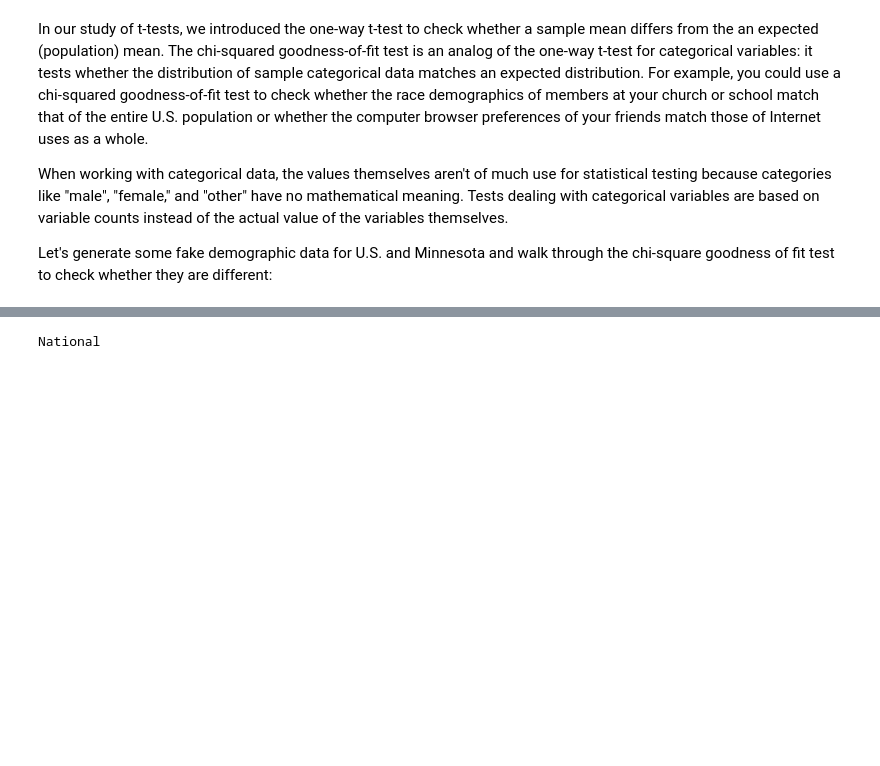
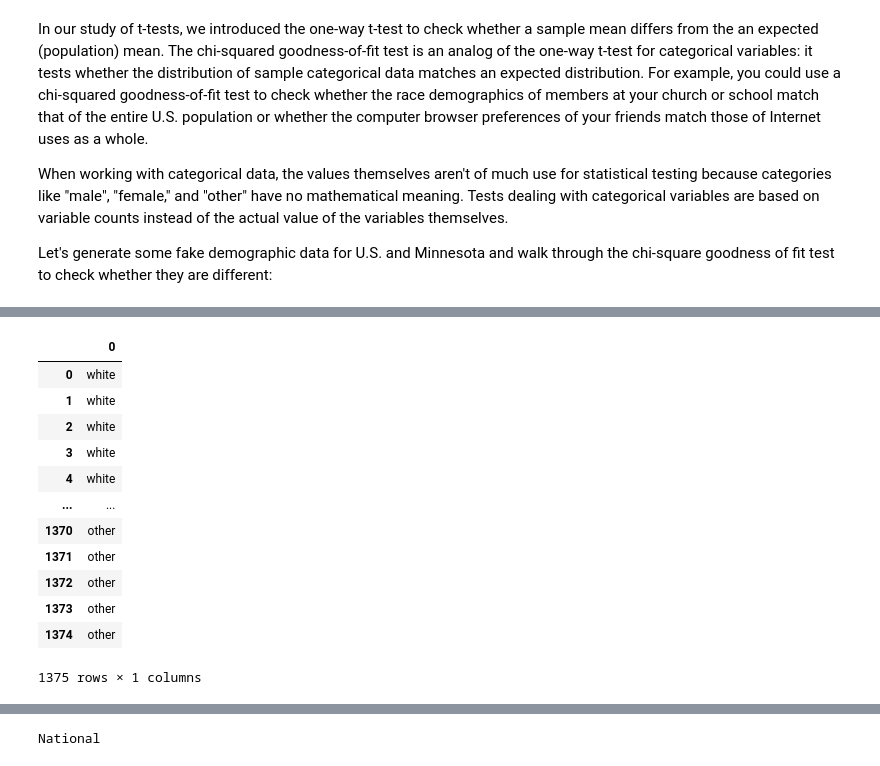
Before and after one commit to RamiSaad93/lessons_15_week, a Jupyter notebook: 5_6_eda_inf_stats_tableau/5_Chi_Square_test_day_4.ipynb, the cells around one changed output, grey strips where cells are left out. Drawn from its saved outputs; the diff is of its cells as text; code cells hidden in the pictures; blank space fills up the shorter version.

```diff
--- a/5_6_eda_inf_stats_tableau/5_Chi_Square_test_day_4.ipynb
+++ b/5_6_eda_inf_stats_tableau/5_Chi_Square_test_day_4.ipynb
@@ -12,0 +30,17 @@ import scipy.stats as stats
+# %%
+minnesota = pd.DataFrame(["white"]*600 + ["hispanic"]*300 + ["black"]*250 +["asian"]*75 + ["other"]*150)
+minnesota
+# %% [output]
+|  | 0 |
+| 0 | white |
+| 1 | white |
+| 2 | white |
+| 3 | white |
+| 4 | white |
+| ... | ... |
+| 1370 | other |
+| 1371 | other |
+| 1372 | other |
+| 1373 | other |
+| 1374 | other |
+1375 rows × 1 columns
```
Also changed, not shown: parts of 15 cells of this notebook, 4 other files.
